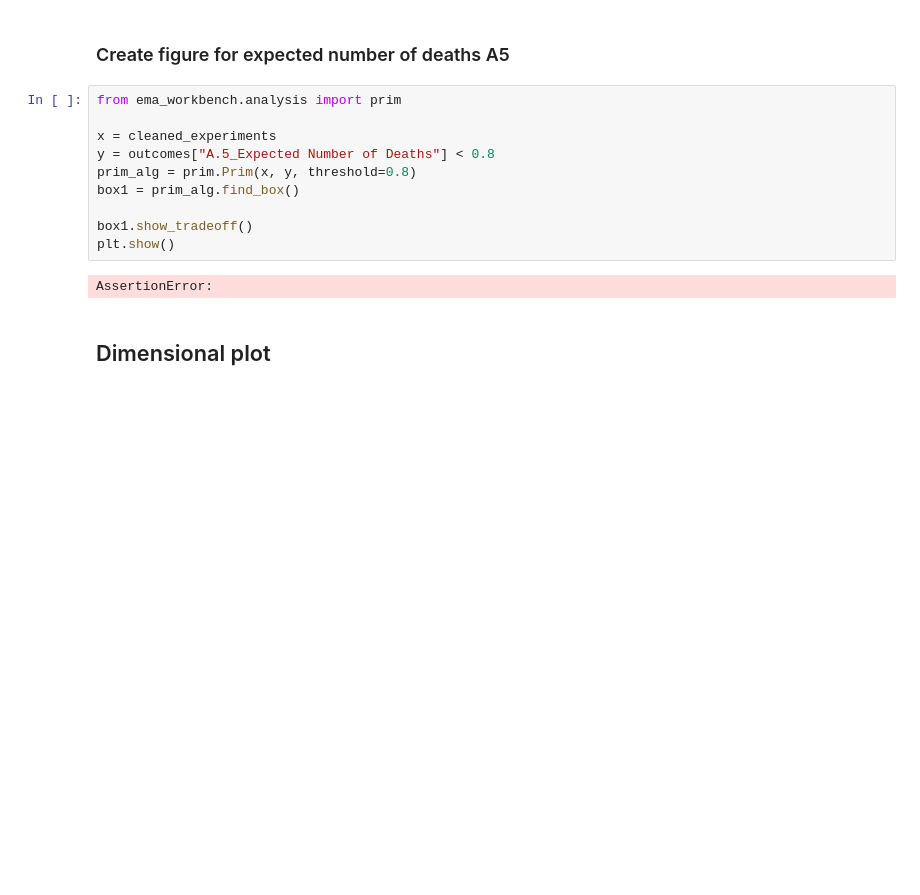
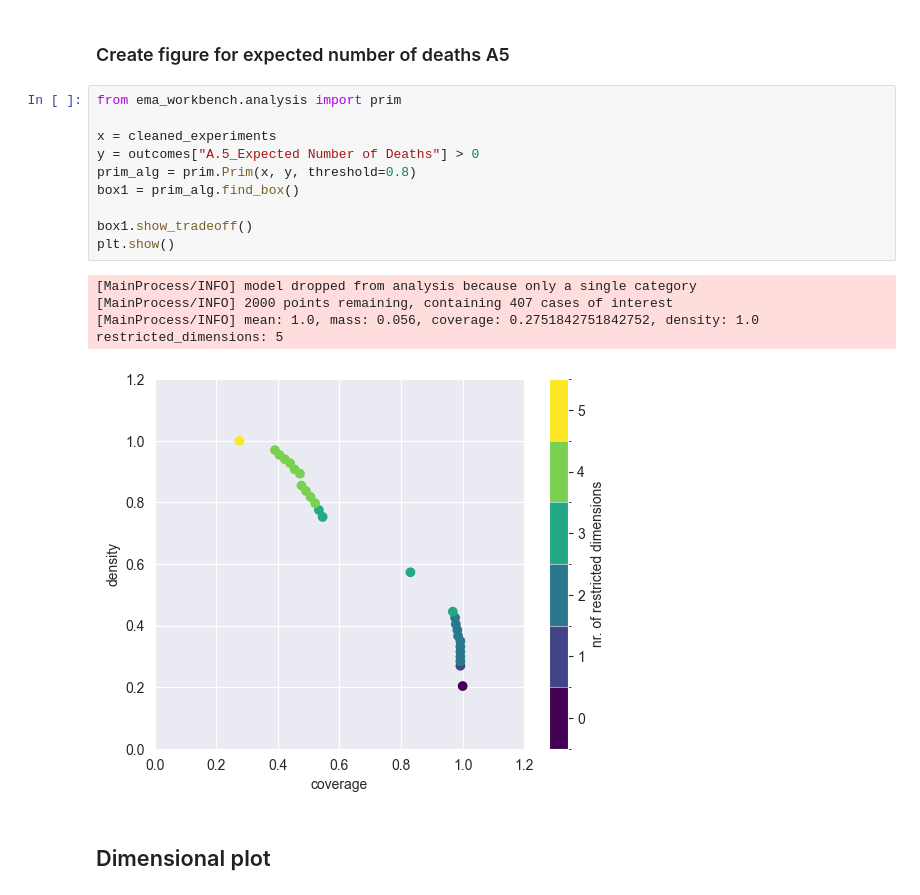
Before and after one commit to Dianevanderkeur/epa1361_open-fork, a Jupyter notebook: final assignment/assignment 5 application to model.ipynb, the cells around one changed output. Drawn from its saved outputs; the diff is of its cells as text; blank space fills up the shorter version.

```diff
--- a/final assignment/assignment 5 application to model.ipynb
+++ b/final assignment/assignment 5 application to model.ipynb
@@ -82,15 +82,18 @@ plt.show()
 # %%
 from ema_workbench.analysis import prim
 
 x = cleaned_experiments
-y = outcomes["A.5_Expected Number of Deaths"] < 0.8
+y = outcomes["A.5_Expected Number of Deaths"] > 0
 prim_alg = prim.Prim(x, y, threshold=0.8)
 box1 = prim_alg.find_box()
 
 box1.show_tradeoff()
 plt.show()
 # %% [output]
-AssertionError:
+[MainProcess/INFO] model dropped from analysis because only a single category
+[MainProcess/INFO] 2000 points remaining, containing 407 cases of interest
+[MainProcess/INFO] mean: 1.0, mass: 0.056, coverage: 0.2751842751842752, density: 1.0 restricted_dimensions: 5
+[figure, added]
 # %% [markdown]
 ## Dimensional plot
 # %%
```
Also changed, not shown: parts of 1 cell of this notebook.
